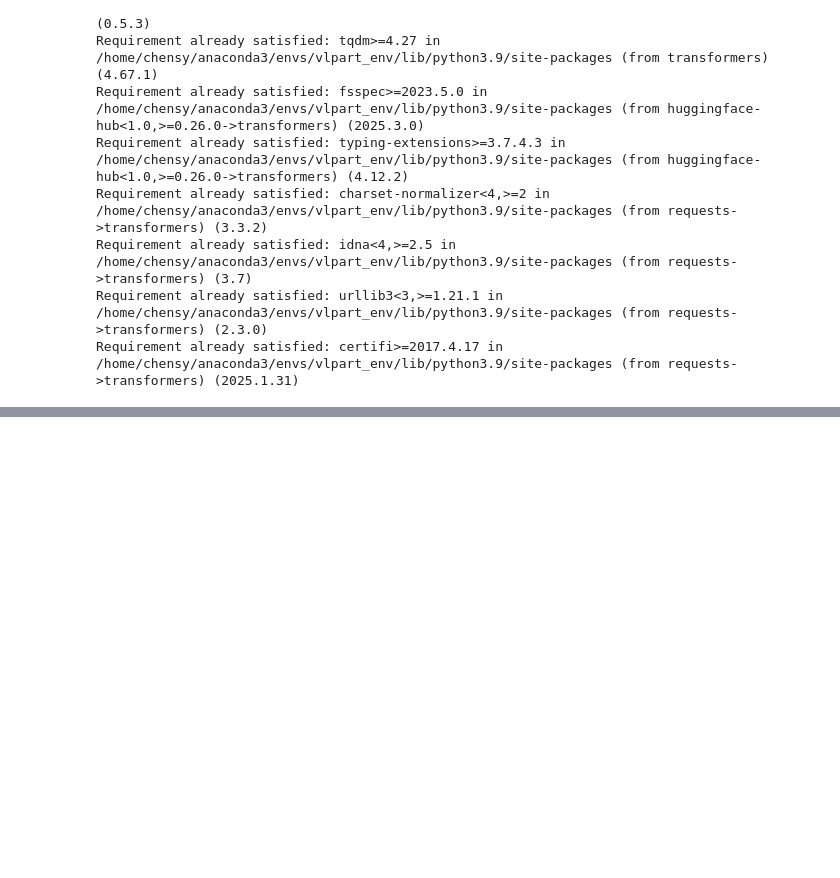
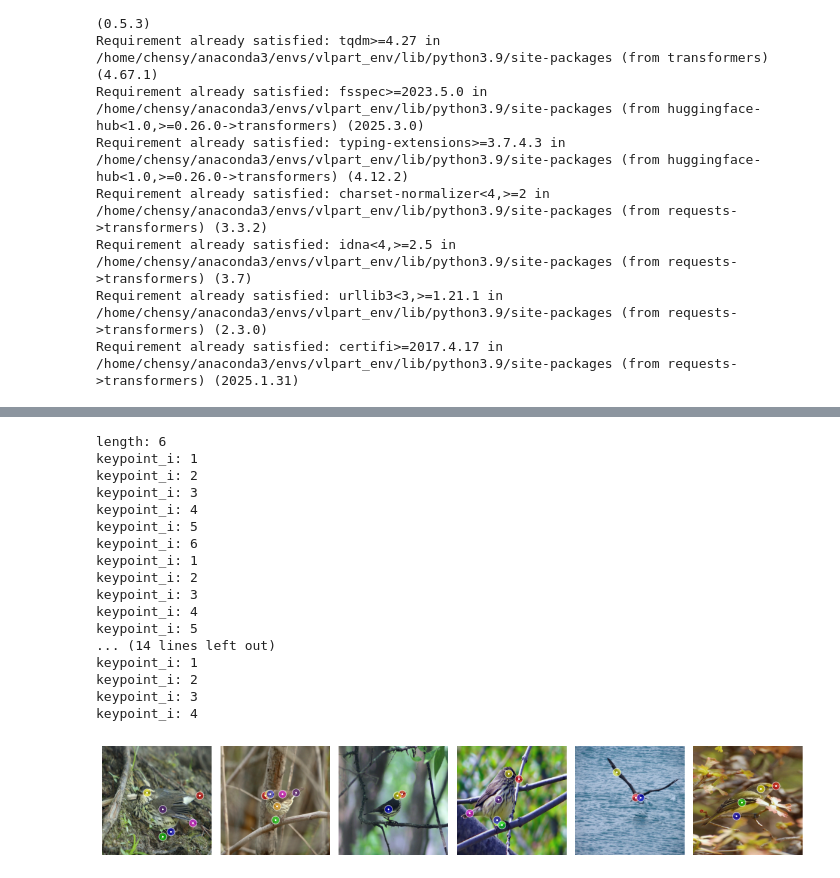
Before and after one commit to chensy618/SuperpixelCUB, a Jupyter notebook: KCConCUB_update.ipynb, the cells around one changed output, grey strips where cells are left out. Cells and saved outputs as stored; diff of their text form; code cells hidden in the pictures; blank space fills up the shorter version.

```diff
--- a/KCConCUB_update.ipynb
+++ b/KCConCUB_update.ipynb
@@ -719,9 +891,18 @@ embeddings = np.concatenate((get_tokens(model, query.to(device).unsqueeze(0)), p
 
 for mask in vlpart_final_segmentations:
     all_segments.append(get_segments_from_vlpart(mask, resize_size=64))
-
+print("len of all_segments:", len(all_segments))
 # for segment_i in all_segments:
     # all_keypoints.append(get_keypoints(segment_i))
+print("vlpart_final_segmentations:", vlpart_final_segmentations)
+for segment_i in vlpart_final_segmentations:
+    # print("segment_i:", segment_i)
+    keypoints_i = get_keypoints_from_vlpart(segment_i)
+    print("keypoints_i:", keypoints_i)
+    all_keypoints.append(keypoints_i)
+    # all_keypoints.append(get_keypoints_from_vlpart(segment_i))
 
-for segment_i in vlpart_final_segmentations:
-    all_keypoints.append(get_keypoints_from_vlpart(segment_i))
+print("len of all_keypoints:", len(all_keypoints))
+for i in range(len(all_keypoints)):
+    print("unique keypoints:", np.unique(all_keypoints[i]))
+print("all_keypoints:", all_keypoints)
@@ -855,3 +1075,50 @@ IndexError: index 4 is out of bounds for axis 0 with size 2
+# %%
+cmap = ListedColormap(["red", "yellow", "blue", "lime", "magenta", "indigo", "orange", "cyan", "darkgreen",
+                    "maroon", "black", "white", "chocolate", "gray", "blueviolet"])
+
+length = len(all_keypoints)
+print("length:", length)
+fig, axs = plt.subplots(1, length, figsize=(12, 8))
+
+# all keypoints 保存的是每个region的id，id从0开始
+for col_idx, (image_i, keypoints_i) in enumerate(zip(inputs, all_keypoints)):
+
+    axs[col_idx].imshow(imsc(image_i))
+    axs[col_idx].set_axis_off()
+
+    # colors = np.array([cmap(x) for x in range(np.max(keypoints_i))]) # same as np.unique(keypoints_i) here, because all the keypoints are from 1 to n
+    colors = np.array([cmap(x) for x in range(len(np.unique(keypoints_i)))])
+    radius1, radius2 = 8, 1
+
+    for keypoint_i, color in zip(np.unique(keypoints_i)[1:], colors):
+        print("keypoint_i:", keypoint_i)
+        y_coordinate, x_coordinate = np.where(keypoints_i==keypoint_i)
+
+        circ1_1 = plt.Circle((x_coordinate, y_coordinate), radius1, facecolor=color, edgecolor='white', alpha=0.5)
+        circ1_2 = plt.Circle((x_coordinate, y_coordinate), radius2, facecolor=color, edgecolor='white')
+        axs[col_idx].add_patch(circ1_1)
+        axs[col_idx].add_patch(circ1_2)
+
+fig.tight_layout()
+# %% [output]
+length: 6
+keypoint_i: 1
+keypoint_i: 2
+keypoint_i: 3
+keypoint_i: 4
+keypoint_i: 5
+keypoint_i: 6
+keypoint_i: 1
+keypoint_i: 2
+keypoint_i: 3
+keypoint_i: 4
+keypoint_i: 5
+... (14 lines left out)
+keypoint_i: 1
+keypoint_i: 2
+keypoint_i: 3
+keypoint_i: 4
+[figure, added]
 # %%
 #@title plot matching keypoints
 
```
Also changed, not shown: parts of 22 cells of this notebook.
